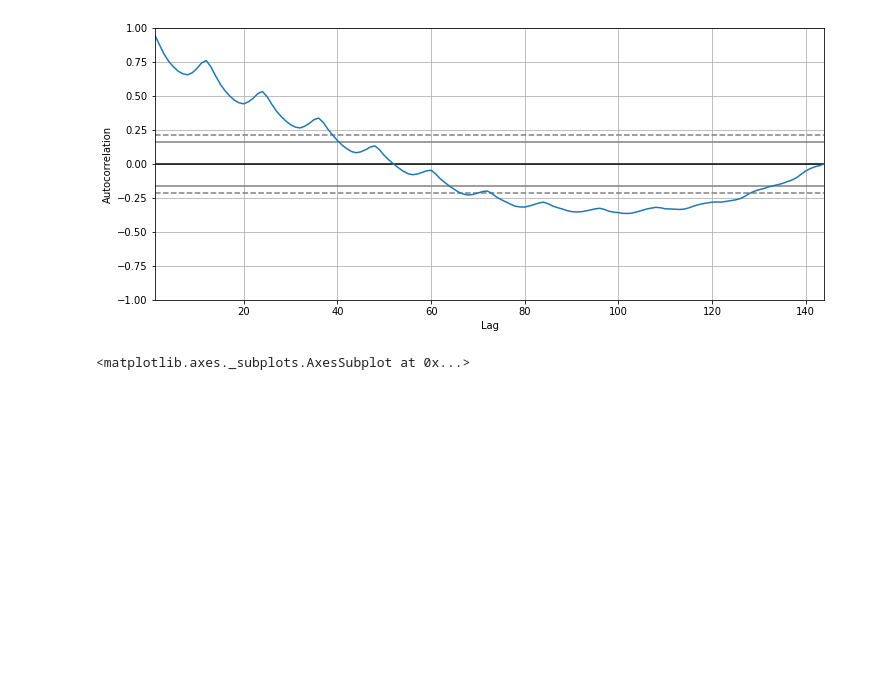
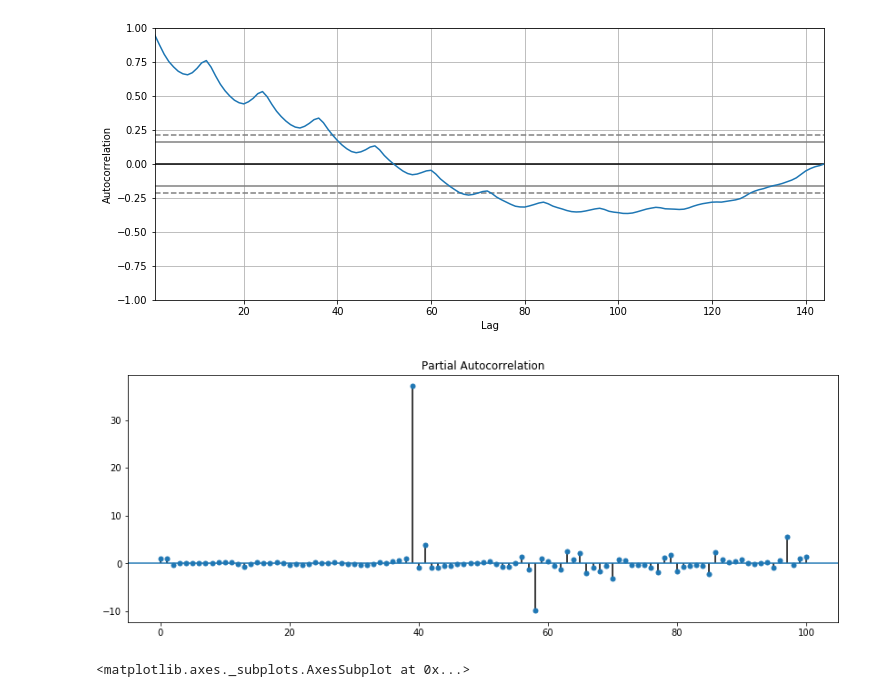
Before and after one commit to fleralle/dsc-corr-autocorr-in-time-series-lab-houston-ds-042219, a Jupyter notebook: index.ipynb, the cells around one changed output. Cells and saved outputs as stored; diff of their text form; code cells hidden in the pictures; blank space fills up the shorter version.

```diff
--- a/index.ipynb
+++ b/index.ipynb
@@ -176,8 +176,10 @@ pd.plotting.autocorrelation_plot(passenger_ts);
 # %%
 from statsmodels.graphics.tsaplots import plot_pacf
 from matplotlib.pylab import rcParams
 rcParams['figure.figsize'] = 14, 5
-plot_pacf(air.dropna(), lags = 100);
+plot_pacf(passenger_ts.dropna(), lags = 100);
+# %% [output]
+[figure, added]
 # %%
 # your code here
 diff_passenger_ts = passenger_ts.diff(periods=1)
```
